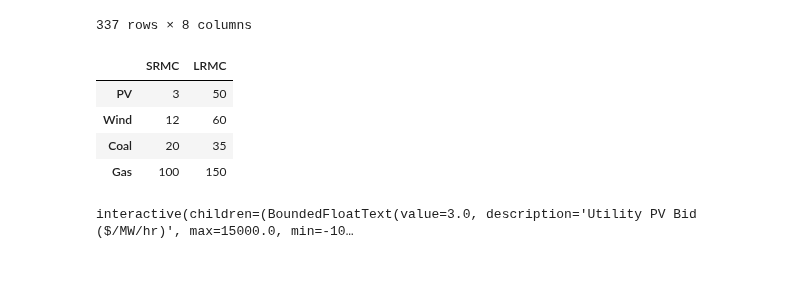
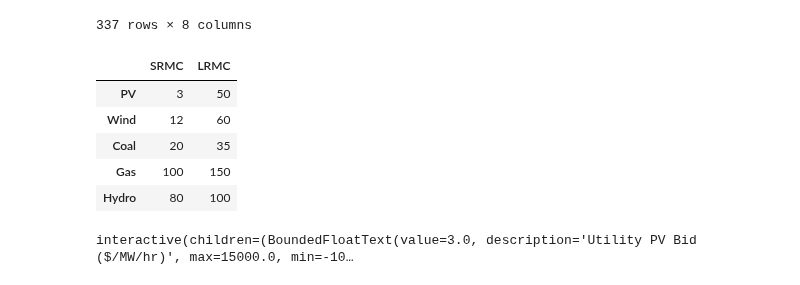
Before and after one commit to prakaa/sola5050, a Jupyter notebook: wk6_nem_simulator.ipynb, the cells around one changed output. Cells and saved outputs as stored; diff of their text form; code cells hidden in the pictures.

```diff
--- a/wk6_nem_simulator.ipynb
+++ b/wk6_nem_simulator.ipynb
@@ -498,29 +503,31 @@ def economic_dispatch_by_interval(pv_utility_bid, wind_bid, gas_bid, coal_bid,
 # %%
 #@title Marginal cost data
 #@markdown This table contains short-run marginal cost (**SRMC**) and long-run
 #@markdown marginal cost (**LRMC**) for some of the generators in **$/MWh**.
 #@markdown You can use this data as a starting point for selecting
 #@markdown energy bids for each unit.
 
 #@markdown Marginal costs for Hydro are more complex than fuel/operating costs,
 #@markdown but we'll assume a default bid/SRMC of $80/MWh for Hydro
 #@markdown and a LRMC of $100/MWh.
 
 #@markdown Rooftop solar PV is treated as *take-all*, i.e. all generation from
 #@markdown rooftop solar PV is sent out to the grid. However, rooftop PV **does
 #@markdown not receive the wholesale market price** for its energy.
 
-marginal_costs = pd.DataFrame([[3, 50], [12, 60], [20, 35], [100, 150]],
+marginal_costs = pd.DataFrame([[3, 50], [12, 60], [20, 35], [100, 150],
+                               [80, 100]],
                               index=['PV', 'Wind',
-                                     'Coal', 'Gas'],
+                                     'Coal', 'Gas', 'Hydro'],
                               columns=['SRMC', 'LRMC'])
 marginal_costs
 # %% [output]
 |  | SRMC | LRMC |
 | PV | 3 | 50 |
 | Wind | 12 | 60 |
 | Coal | 20 | 35 |
 | Gas | 100 | 150 |
+| Hydro | 80 | 100 |
 # %%
 #@title Run economic dispatch
 style = {'description_width': 'initial'}
```
Also changed, not shown: parts of 5 cells of this notebook.
